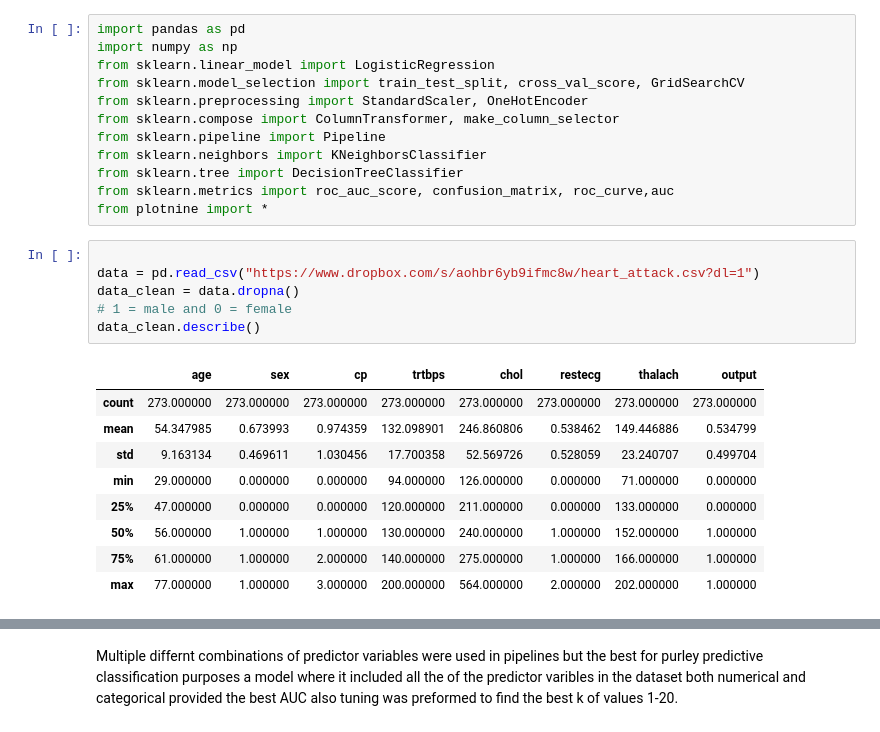
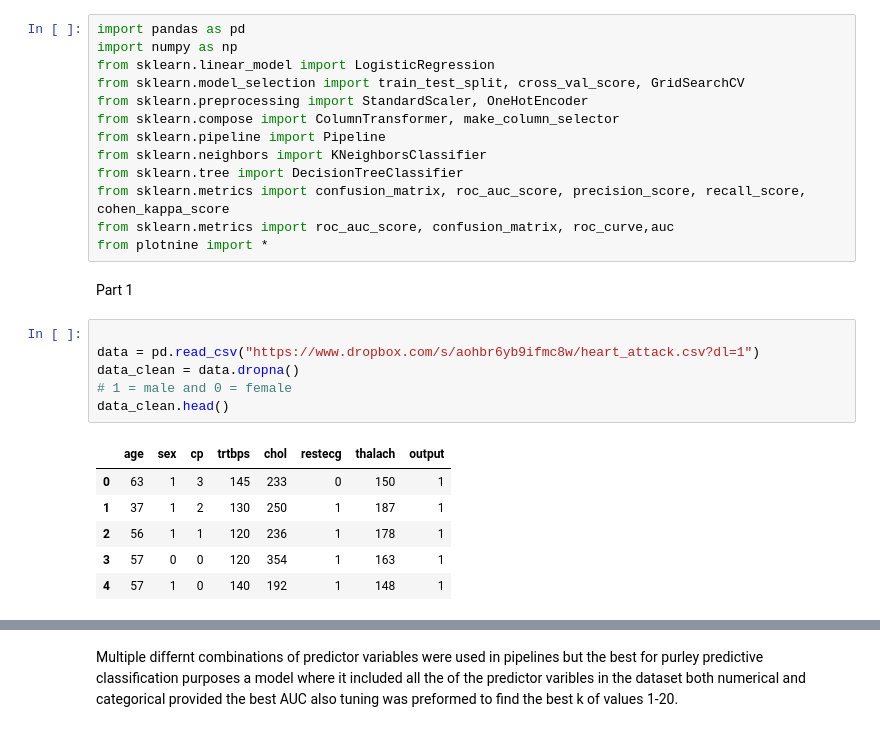
Before and after one commit to EthanSchultz49/GSB-544, a Jupyter notebook: Week-8/Lab 7.ipynb, the cells around one changed output, grey strips where cells are left out. Cells and saved outputs as stored; diff of their text form.

```diff
--- a/Week-8/Lab 7.ipynb
+++ b/Week-8/Lab 7.ipynb
@@ -8,24 +18,24 @@ from sklearn.compose import ColumnTransformer, make_column_selector
 from sklearn.pipeline import Pipeline
 from sklearn.neighbors import KNeighborsClassifier
 from sklearn.tree import DecisionTreeClassifier
+from sklearn.metrics import confusion_matrix, roc_auc_score, precision_score, recall_score, cohen_kappa_score
 from sklearn.metrics import roc_auc_score, confusion_matrix, roc_curve,auc
 from plotnine import *
+# %% [markdown]
+Part 1
 # %%
 
 data = pd.read_csv("https://www.dropbox.com/s/aohbr6yb9ifmc8w/heart_attack.csv?dl=1")
 data_clean = data.dropna()
 # 1 = male and 0 = female
-data_clean.describe()
+data_clean.head()
 # %% [output]
 |  | age | sex | cp | trtbps | chol | restecg | thalach | output |
-| count | 273.000000 | 273.000000 | 273.000000 | 273.000000 | 273.000000 | 273.000000 | 273.000000 | 273.000000 |
-| mean | 54.347985 | 0.673993 | 0.974359 | 132.098901 | 246.860806 | 0.538462 | 149.446886 | 0.534799 |
-| std | 9.163134 | 0.469611 | 1.030456 | 17.700358 | 52.569726 | 0.528059 | 23.240707 | 0.499704 |
-| min | 29.000000 | 0.000000 | 0.000000 | 94.000000 | 126.000000 | 0.000000 | 71.000000 | 0.000000 |
-| 25% | 47.000000 | 0.000000 | 0.000000 | 120.000000 | 211.000000 | 0.000000 | 133.000000 | 0.000000 |
-| 50% | 56.000000 | 1.000000 | 1.000000 | 130.000000 | 240.000000 | 1.000000 | 152.000000 | 1.000000 |
-| 75% | 61.000000 | 1.000000 | 2.000000 | 140.000000 | 275.000000 | 1.000000 | 166.000000 | 1.000000 |
-| max | 77.000000 | 1.000000 | 3.000000 | 200.000000 | 564.000000 | 2.000000 | 202.000000 | 1.000000 |
+| 0 | 63 | 1 | 3 | 145 | 233 | 0 | 150 | 1 |
+| 1 | 37 | 1 | 2 | 130 | 250 | 1 | 187 | 1 |
+| 2 | 56 | 1 | 1 | 120 | 236 | 1 | 178 | 1 |
+| 3 | 57 | 0 | 0 | 120 | 354 | 1 | 163 | 1 |
+| 4 | 57 | 1 | 0 | 140 | 192 | 1 | 148 | 1 |
 # %%
 #KNN
 X = data.drop(columns=["output"])
```
Also changed, not shown: parts of 18 cells of this notebook, 17 other files.
